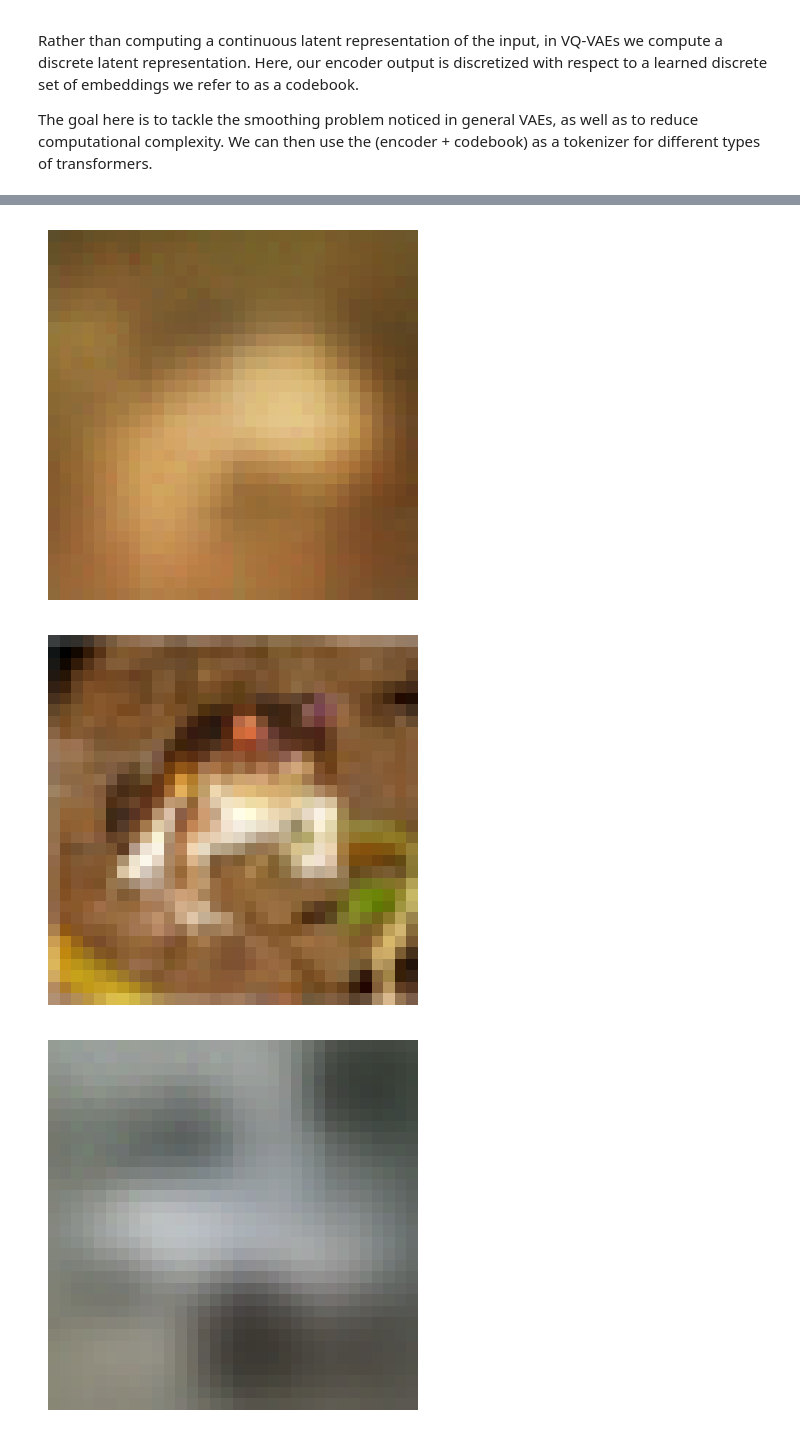
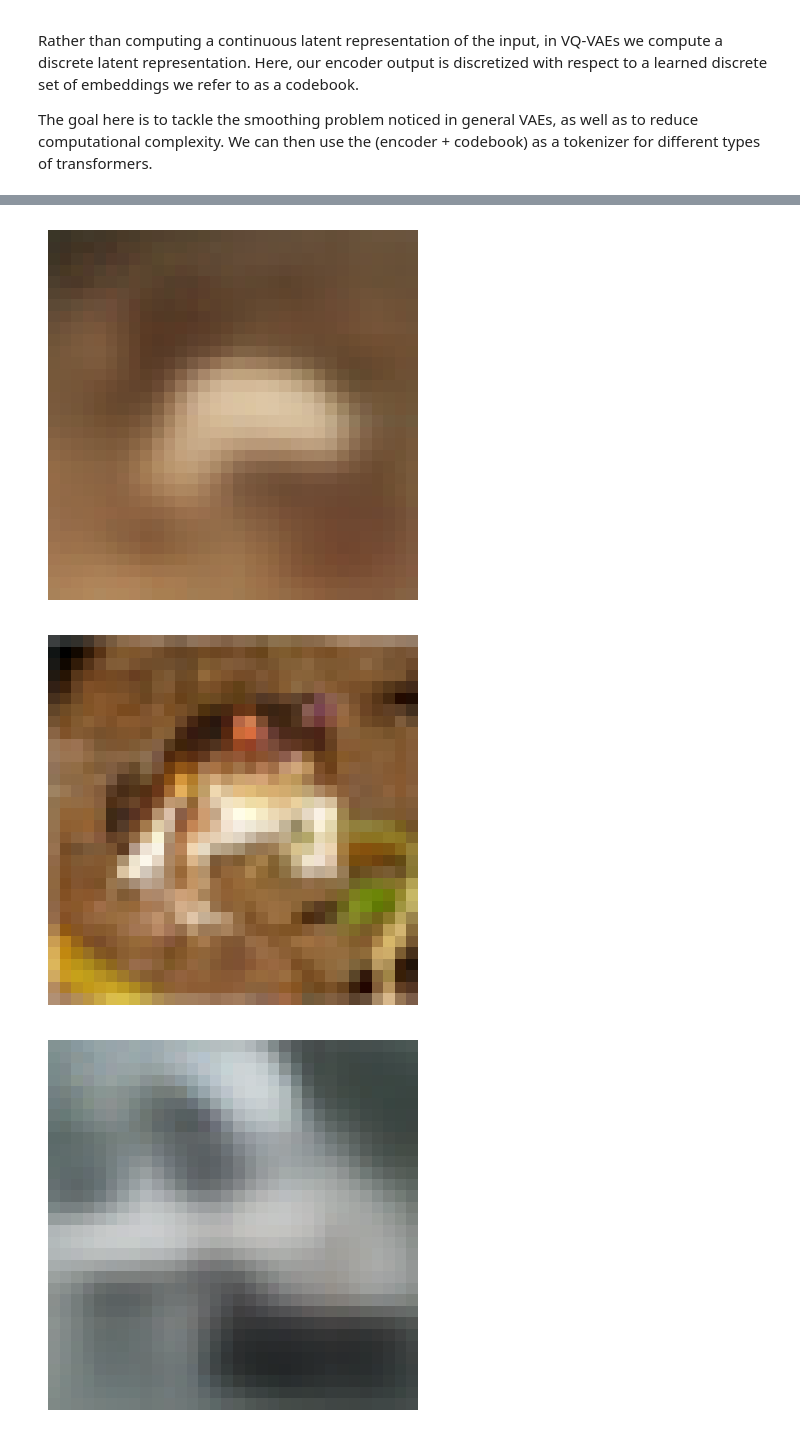
Before and after one commit to apandy02/vision, a Jupyter notebook: nbs/generative/autoencoders/vq_vae.ipynb, the cells around one changed output, grey strips where cells are left out. Drawn from its saved outputs; the diff is of its cells as text; code cells hidden in the pictures.

Commit message:
vq vae trained for 200 epochs

```diff
--- a/nbs/generative/autoencoders/vq_vae.ipynb
+++ b/nbs/generative/autoencoders/vq_vae.ipynb
@@ -38,6 +38,8 @@ class VQVAE(nn.Module):
             nn.BatchNorm2d(latent_dim),
             ResBlock(latent_dim, latent_dim, nn.ReLU),
             ResBlock(latent_dim, latent_dim, nn.ReLU),
+            nn.GroupNorm(8, latent_dim),
+            nn.Tanh(),
         )
 
         self.codebook = nn.Parameter(
@@ -93,25 +95,3 @@ class VQVAE(nn.Module):
         quantized = self.codebook[torch.argmin(torch.cdist(encoded, self.codebook), dim=1)]
         z_q = quantized.reshape(batch_size, h, w, latent_dim).permute(0, 3, 1, 2)
         return z_q
-# %%
-# Create dummy tensors and model for testing
-batch_size = 2
-n_channels = 3
-height = 64
-width = 64
-latent_dim = 128
-codebook_size = 256
-
-dummy_input = torch.randn(batch_size, n_channels, height, width)
-
-dummy_model = VQVAE(
-    latent_dim=latent_dim,
-    n_channels=n_channels,
-    codebook_size=codebook_size
-)
-
-print("Input shape:", dummy_input.shape)
-print("Running forward pass...")
-x_hat, z_e, z_quantized = dummy_model(dummy_input)
-print(f"Output shape: {x_hat.shape}")
-print(f"z_e.shape: {z_e.shape}, z_quantized.shape: {z_quantized.shape}")
@@ -260,13 +235,13 @@ cb_loss_fn = nn.MSELoss()
 commit_loss_fn = nn.MSELoss()
 # Reduce learning rate for codebook specifically
 opt = torch.optim.AdamW([
-    {'params': [p for n, p in model.named_parameters() if 'codebook' not in n], 'lr': 3e-4},
+    {'params': [p for n, p in model.named_parameters() if 'codebook' not in n], 'lr': 1e-4},
     {'params': [model.codebook], 'lr': 1e-5}  # lower LR for codebook
 ])
 
 model.to(device)
 
-scheduler = torch.optim.lr_scheduler.CosineAnnealingLR(opt, T_max=100)
+scheduler = torch.optim.lr_scheduler.CosineAnnealingLR(opt, T_max=200)
 
-fit(100, model, recon_loss_fn, cb_loss_fn, commit_loss_fn, opt, scheduler, train_dl, valid_dl, beta=0.5)
+fit(200, model, recon_loss_fn, cb_loss_fn, commit_loss_fn, opt, scheduler, train_dl, valid_dl, beta=0.5)
 # %% [output]
@@ -290,21 +265,21 @@ Epoch 65/100
 # %%
 import numpy as np
 import matplotlib.pyplot as plt
 
 def show_torch_image(img):
     img = img.permute(1, 2, 0)
     img = img.numpy().astype(np.uint8)
 
     plt.imshow(img)
     plt.axis('off')
     plt.show()
 
 for i in range(10):
     sample_output, z_e, z_quantized = model(x_train[i].unsqueeze(0))
     show_torch_image(255*sample_output.squeeze(0).detach().cpu())
-    show_torch_image(255 * x_train[i].cpu())
+t    show_torch_image(255 * x_train[i].cpu())
 # %% [output]
-[figure, old version]
+[figure, new version]
 [figure]
-[figure, old version]
+[figure, new version]
 [figure]
```
Also changed, not shown: parts of 4 cells of this notebook, 1 other file.
